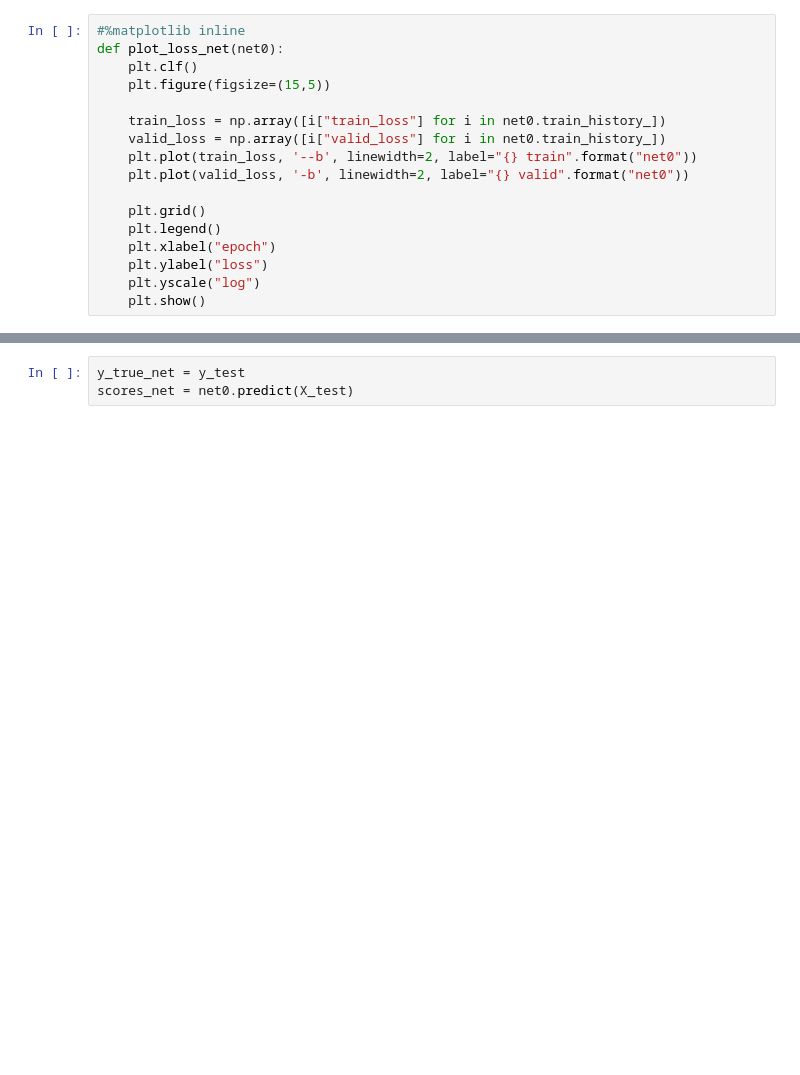
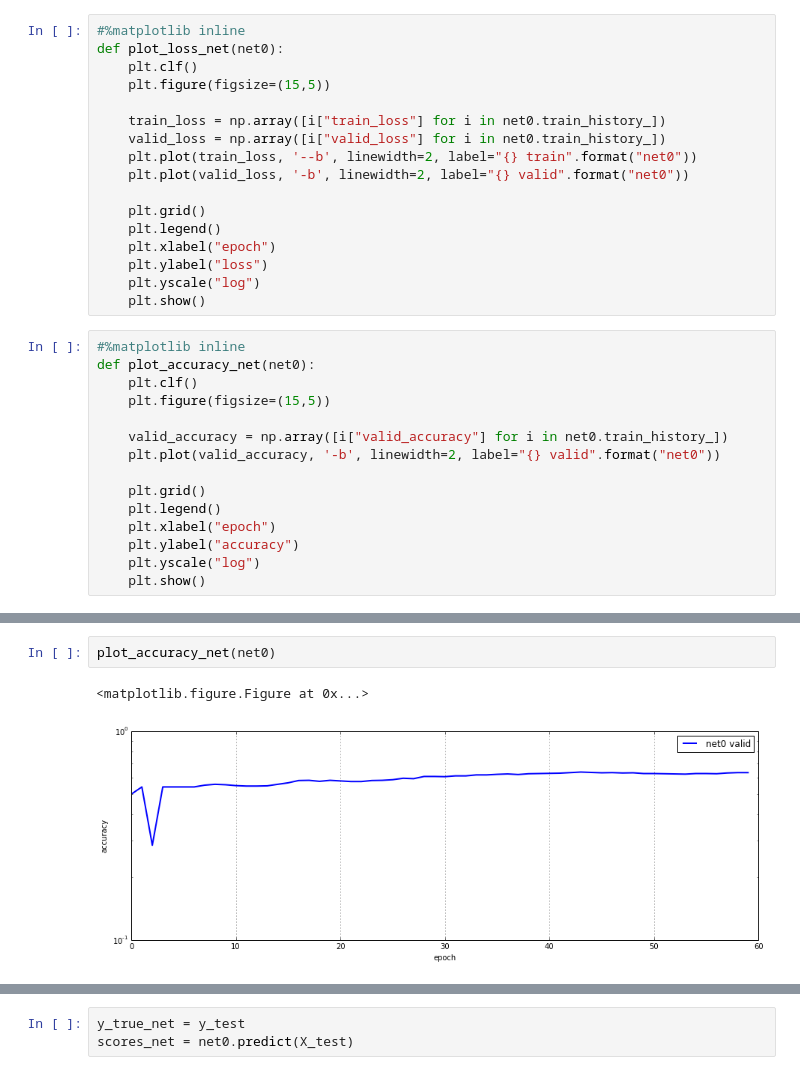
Before and after one commit to rhuincalef/dss_2016, a Jupyter notebook: TPFINAL/TPFINAL (Clasificacion).ipynb, the cells around one changed output, grey strips where cells are left out. Saved outputs shown, nothing was run; the diff lists cells and outputs as text; blank space fills up the shorter version.

Commit message:
Plot Accuracy

```diff
--- a/TPFINAL/TPFINAL (Clasificacion).ipynb
+++ b/TPFINAL/TPFINAL (Clasificacion).ipynb
@@ -222,5 +326,20 @@ def plot_loss_net(net0):
     plt.ylabel("loss")
     plt.yscale("log")
     plt.show()
+# %%
+#%matplotlib inline
+def plot_accuracy_net(net0):
+    plt.clf()
+    plt.figure(figsize=(15,5))
+
+    valid_accuracy = np.array([i["valid_accuracy"] for i in net0.train_history_])
+    plt.plot(valid_accuracy, '-b', linewidth=2, label="{} valid".format("net0"))
+
+    plt.grid()
+    plt.legend()
+    plt.xlabel("epoch")
+    plt.ylabel("accuracy")
+    plt.yscale("log")
+    plt.show()
 # %%
 plot_loss_net(net0)
@@ -227,3 +349,8 @@ plot_loss_net(net0)
+# %%
+plot_accuracy_net(net0)
+# %% [output]
+<matplotlib.figure.Figure at 0x...>
+[figure, added]
 # %%
 X_test = X_test.astype(np.float32)
 y_test = y_test.astype(np.int32)
```
Also changed, not shown: parts of 14 cells of this notebook.
